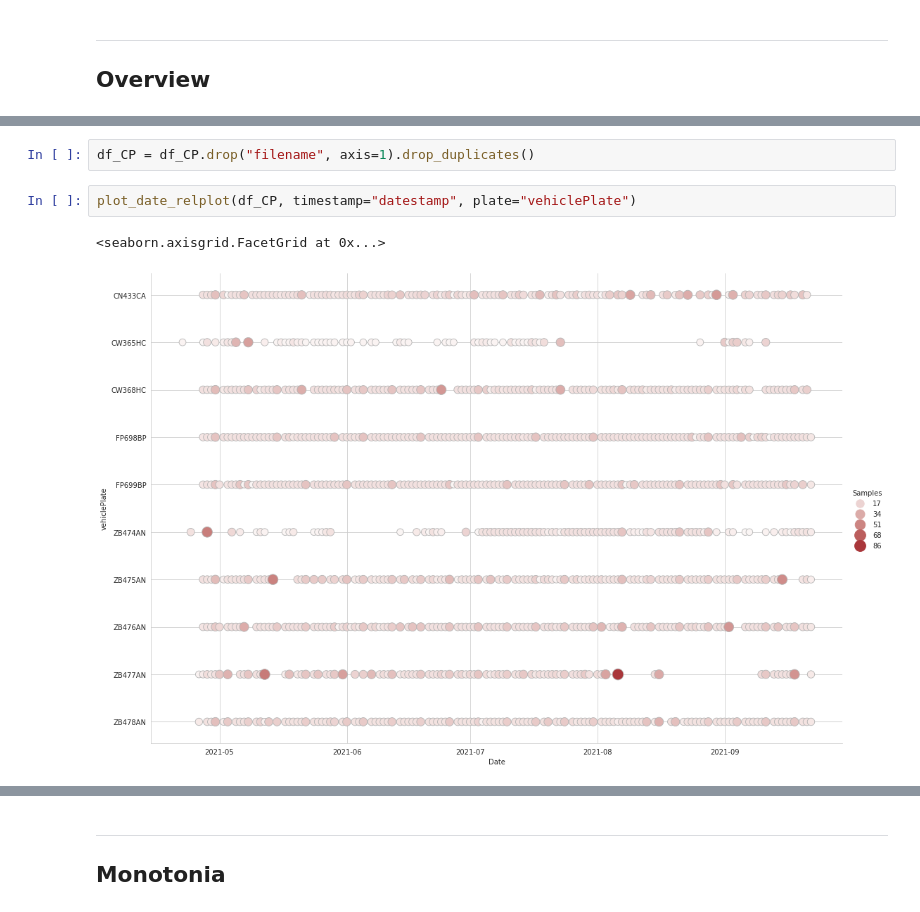
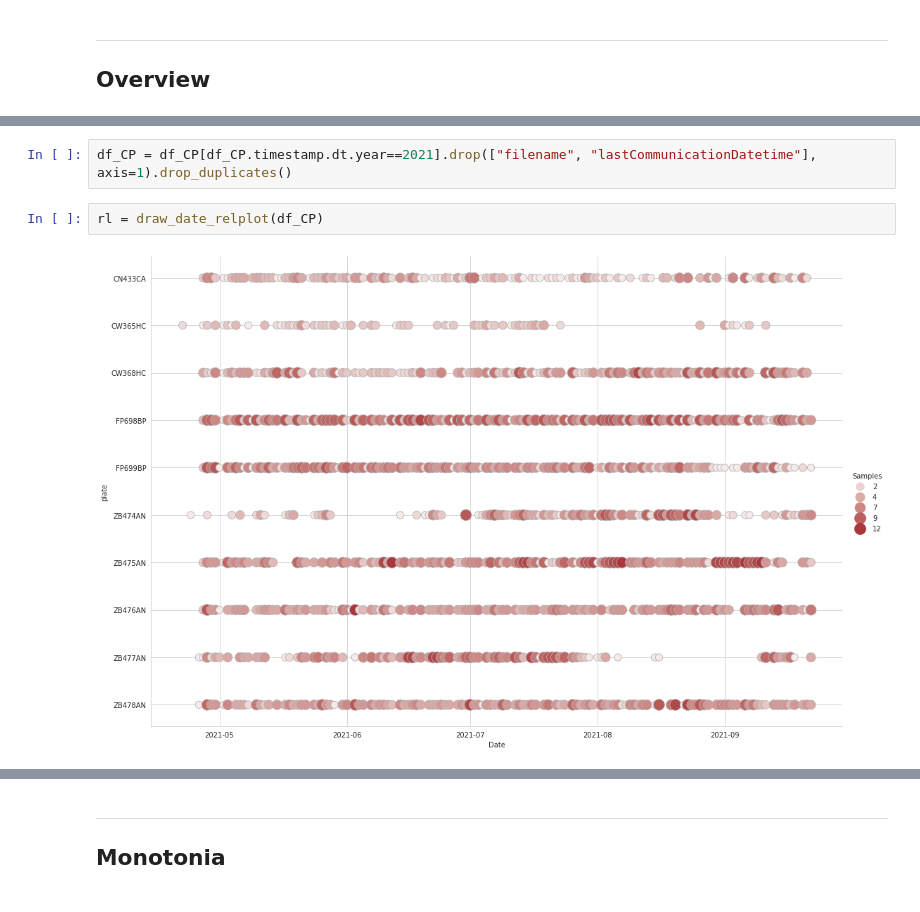
Before and after one commit to antonioalbanese/ai4trucks, a Jupyter notebook: visirun_analysis.ipynb, the cells around one changed output, grey strips where cells are left out. Cells and saved outputs as stored; diff of their text form.

```diff
--- a/visirun_analysis.ipynb
+++ b/visirun_analysis.ipynb
@@ -104,10 +94,9 @@ draw_report(df_CP, plate="vehiclePlate", timestamp="datestamp", fatture=fatture)
 # %%
-df_CP = df_CP.drop("filename", axis=1).drop_duplicates()
+df_CP = df_CP[df_CP.timestamp.dt.year==2021].drop(["filename", "lastCommunicationDatetime"], axis=1).drop_duplicates()
-# %%
-plot_date_relplot(df_CP, timestamp="datestamp", plate="vehiclePlate")
-# %% [output]
-<seaborn.axisgrid.FacetGrid at 0x...>
-[figure, removed]
+# %%
+rl = draw_date_relplot(df_CP)
+# %% [output]
+[figure, added]
 # %%
 g = sns.barplot(data=df_CP, x="vehiclePlate", y="key")
 g.tick_params(axis='x', rotation=90)
```
Also changed, not shown: parts of 42 cells of this notebook, 4 other files.
